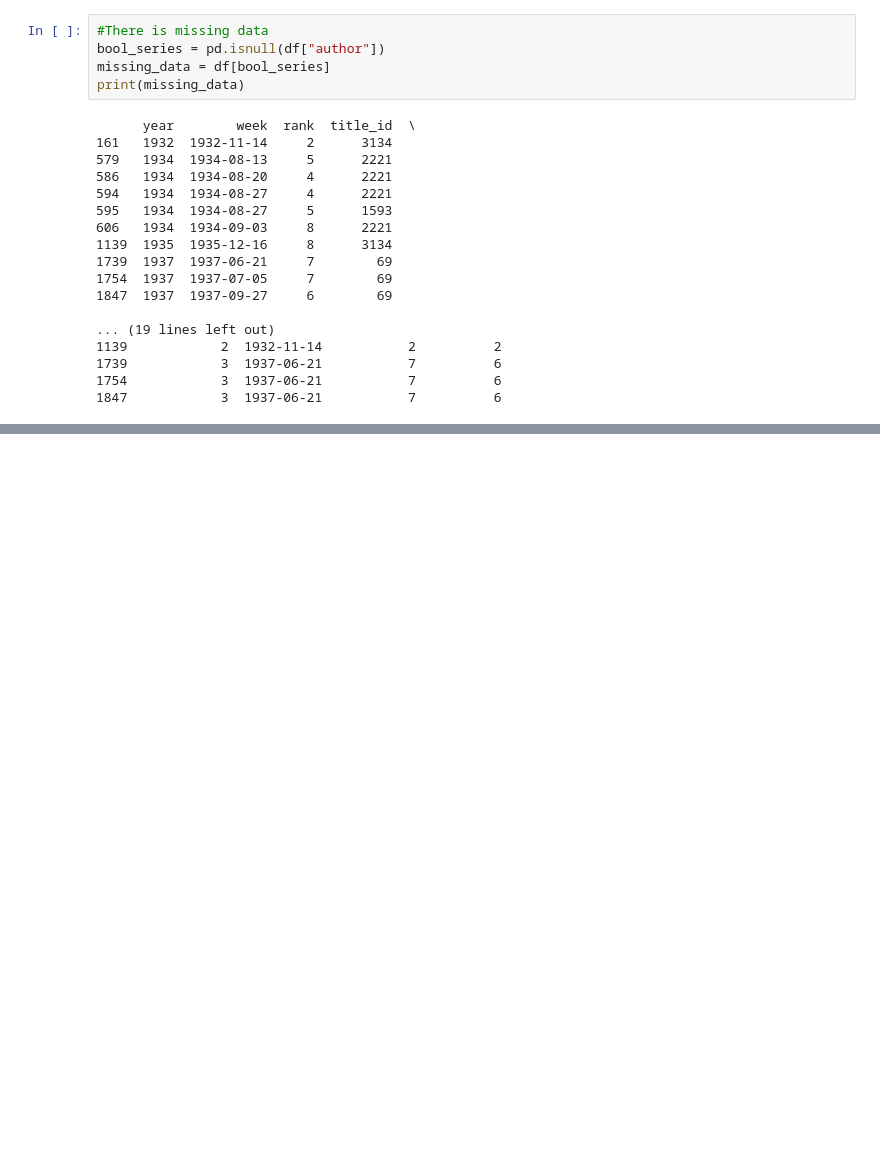
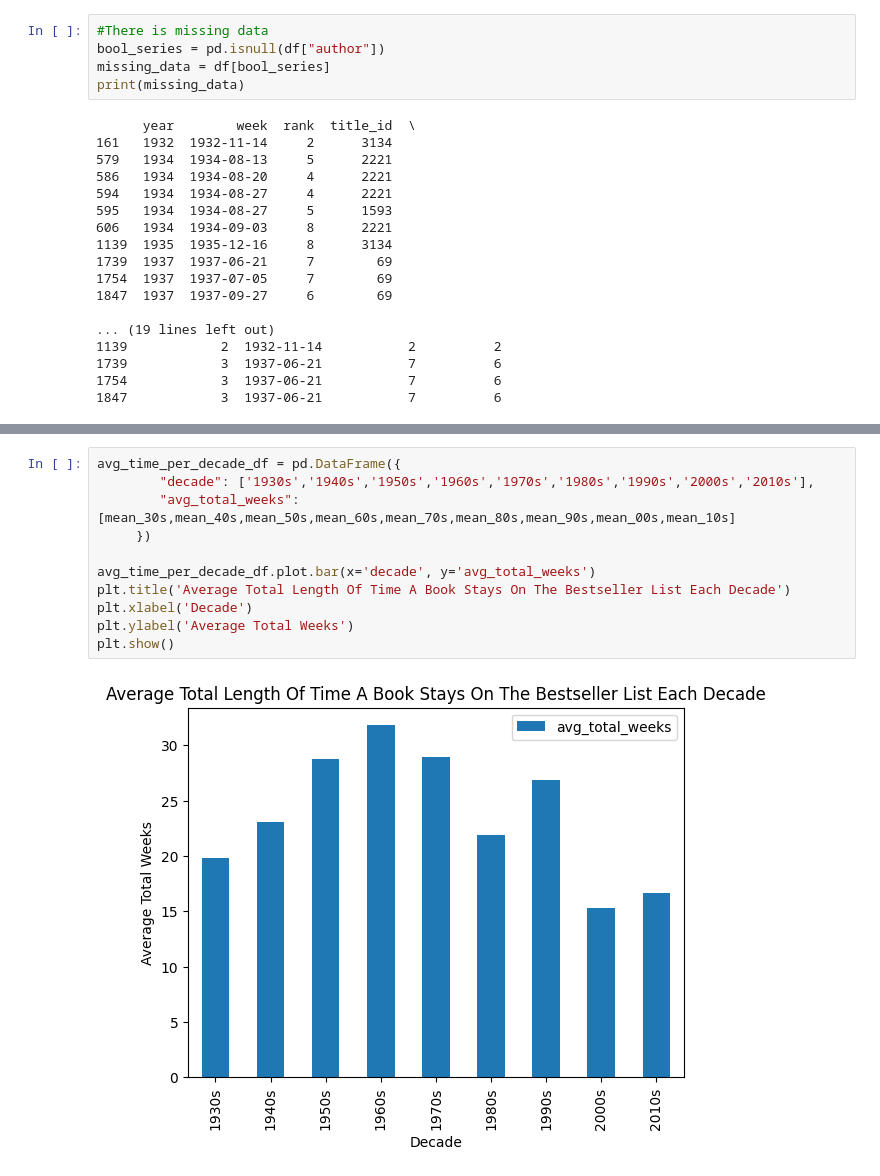
Before and after one commit to ada-xo-xo/dsrp, a Jupyter notebook: DSRP_2026_Adanna_Oji.ipynb, the cells around one changed output, grey strips where cells are left out. Drawn from its saved outputs; the diff is of its cells as text; blank space fills up the shorter version.

Commit message:
I created a visualization to represent one of my draft hypotheses

```diff
--- a/DSRP_2026_Adanna_Oji.ipynb
+++ b/DSRP_2026_Adanna_Oji.ipynb
@@ -68,0 +106,13 @@ print(missing_data)
+# %%
+avg_time_per_decade_df = pd.DataFrame({
+        "decade": ['1930s','1940s','1950s','1960s','1970s','1980s','1990s','2000s','2010s'],
+        "avg_total_weeks": [mean_30s,mean_40s,mean_50s,mean_60s,mean_70s,mean_80s,mean_90s,mean_00s,mean_10s]
+     })
+
+avg_time_per_decade_df.plot.bar(x='decade', y='avg_total_weeks')
+plt.title('Average Total Length Of Time A Book Stays On The Bestseller List Each Decade')
+plt.xlabel('Decade')
+plt.ylabel('Average Total Weeks')
+plt.show()
+# %% [output]
+[figure, added]
```
Also changed, not shown: parts of 4 cells of this notebook.
